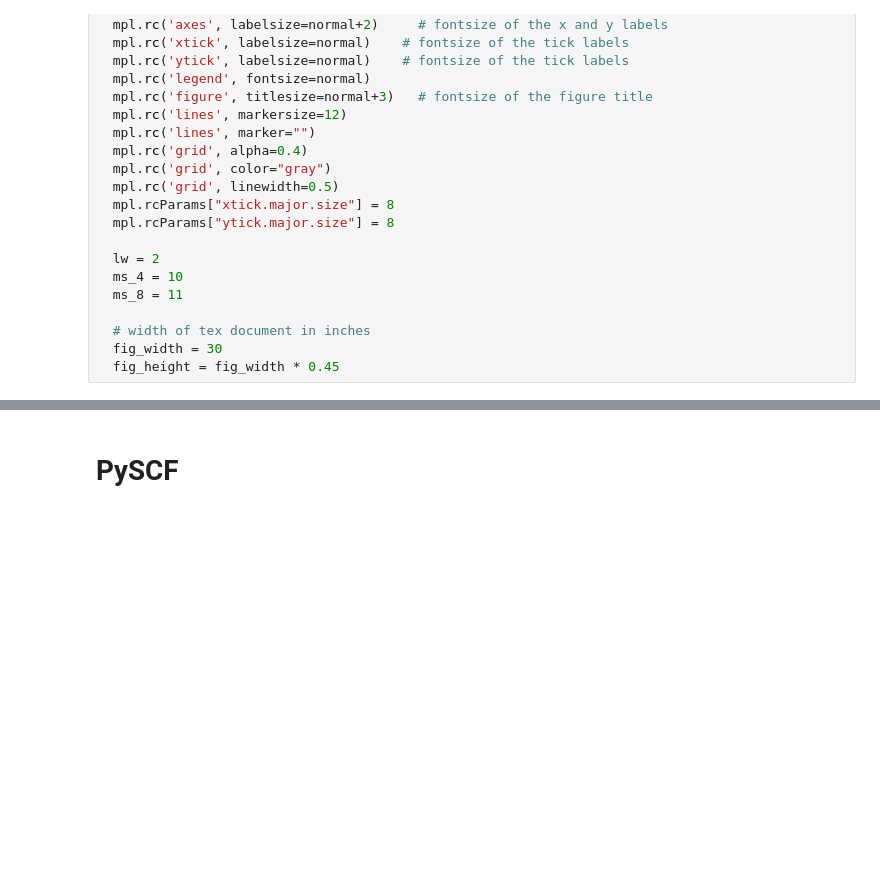
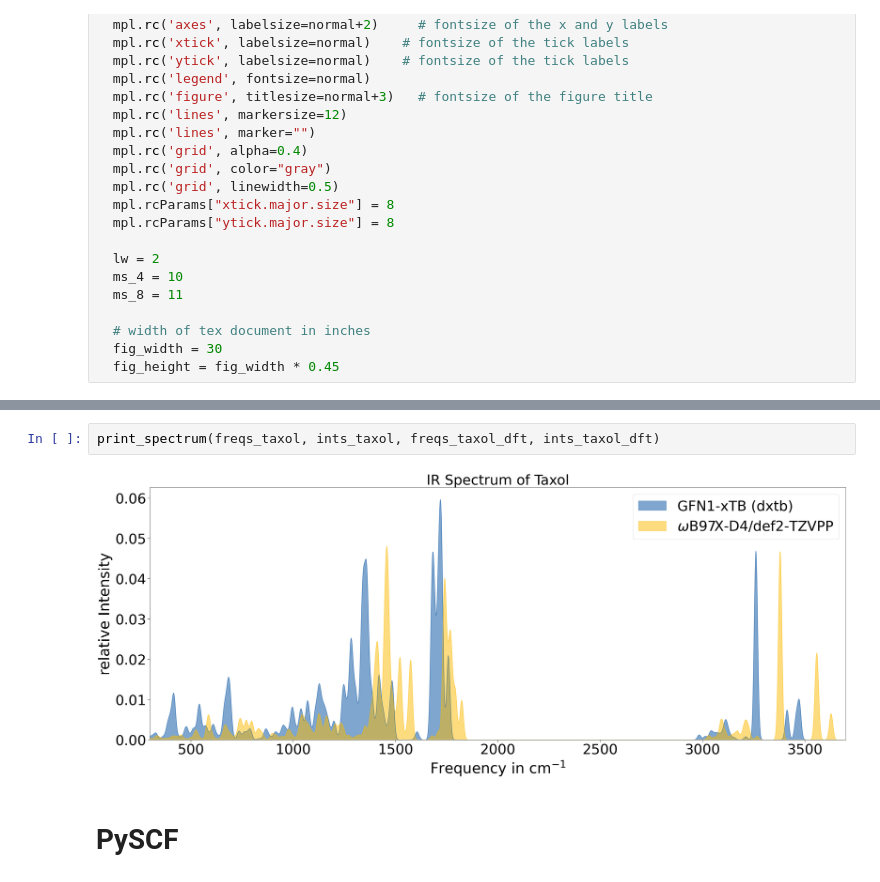
Before and after one commit to grimme-lab/dxtb, a Jupyter notebook: examples/ir.ipynb, the cells around one changed output, grey strips where cells are left out. Drawn from its saved outputs; the diff is of its cells as text; blank space fills up the shorter version.

```diff
--- a/examples/ir.ipynb
+++ b/examples/ir.ipynb
@@ -2320,3 +2348,7 @@ plt.show()
+# %%
+print_spectrum(freqs_taxol, ints_taxol, freqs_taxol_dft, ints_taxol_dft)
+# %% [output]
+[figure, added]
 # %% [markdown]
 # PySCF
 # %%
```
Also changed, not shown: parts of 9 cells of this notebook, 14 other files.
